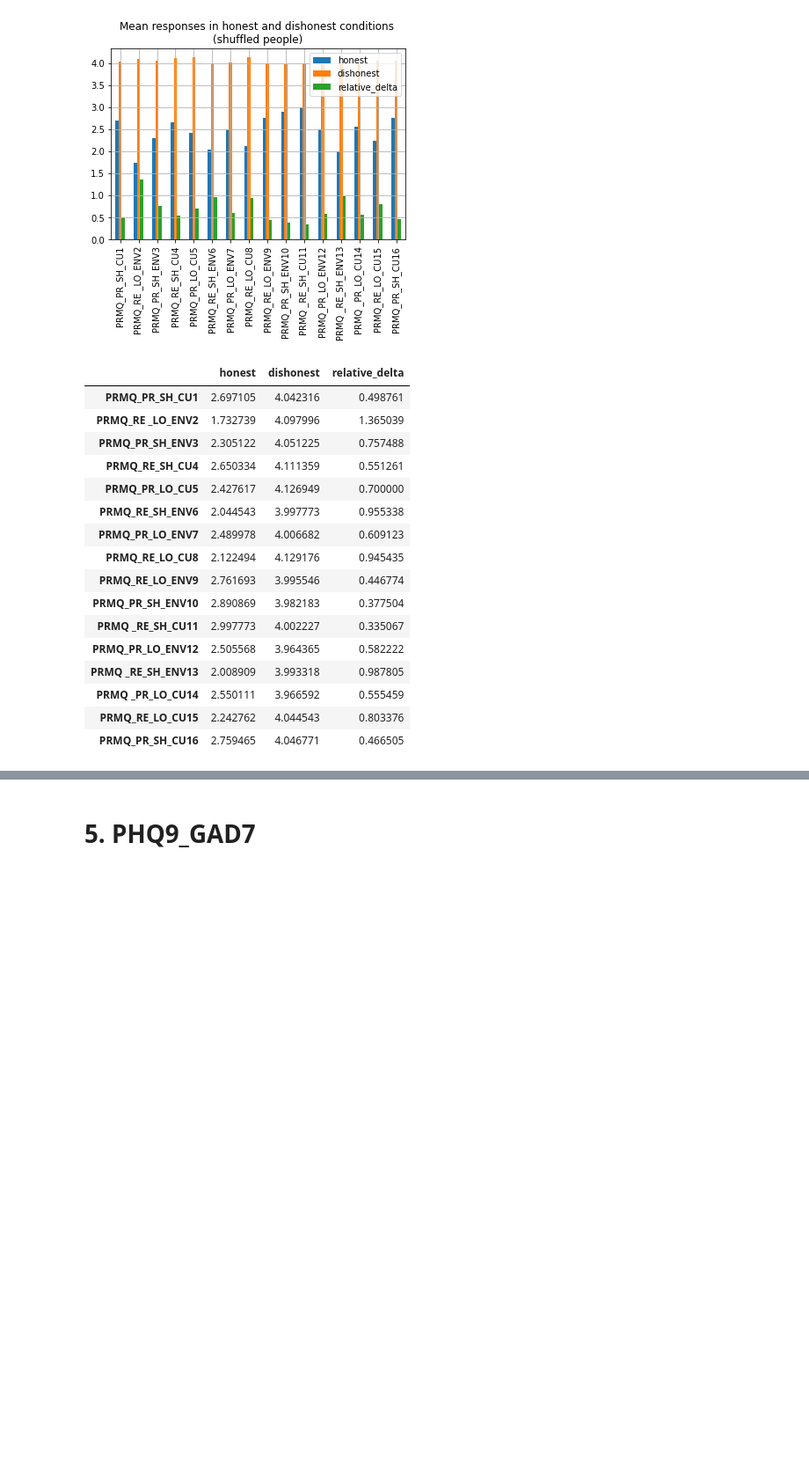
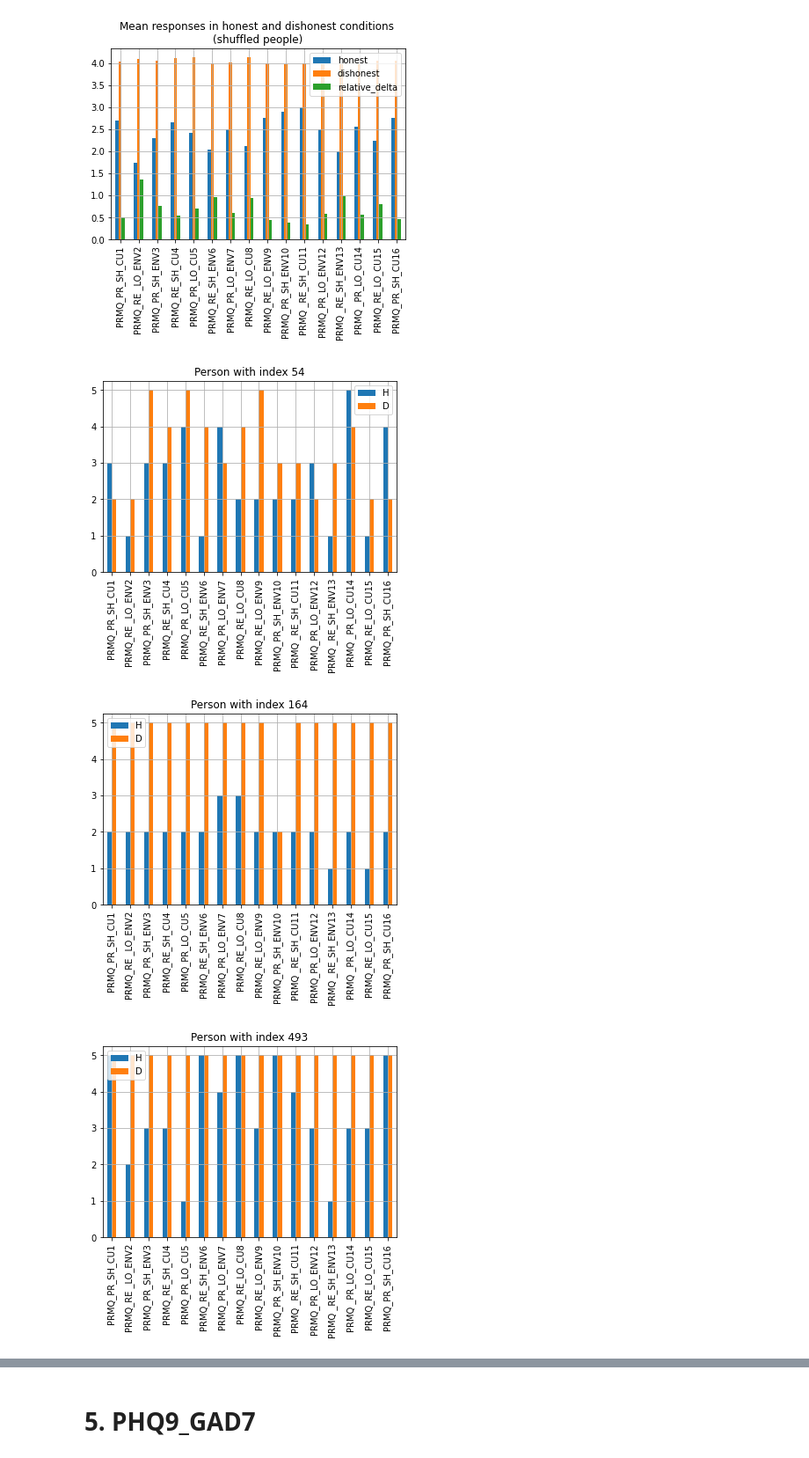
Before and after one commit to PashaIanko/Robust-Feature-Selection, a Jupyter notebook: main.ipynb, the cells around one changed output, grey strips where cells are left out. Shown at 88% size. Saved outputs shown, nothing was run; the diff lists cells and outputs as text; code cells hidden in the pictures; blank space fills up the shorter version.

```diff
--- a/main.ipynb
+++ b/main.ipynb
@@ -327,23 +449,12 @@ df_sample.head()
 mean_responses = plot_averaged_question_responses(df_train)
 # %% [output]
 [figure]
-# %%
-mean_responses
-# %% [output]
-|  | honest | dishonest | relative_delta |
-| PRMQ_PR_SH_CU1 | 2.697105 | 4.042316 | 0.498761 |
-| PRMQ_RE _LO_ENV2 | 1.732739 | 4.097996 | 1.365039 |
-| PRMQ_PR_SH_ENV3 | 2.305122 | 4.051225 | 0.757488 |
-| PRMQ_RE_SH_CU4 | 2.650334 | 4.111359 | 0.551261 |
-| PRMQ_PR_LO_CU5 | 2.427617 | 4.126949 | 0.700000 |
-| PRMQ_RE_SH_ENV6 | 2.044543 | 3.997773 | 0.955338 |
-| PRMQ_PR_LO_ENV7 | 2.489978 | 4.006682 | 0.609123 |
-| PRMQ_RE_LO_CU8 | 2.122494 | 4.129176 | 0.945435 |
-| PRMQ_RE_LO_ENV9 | 2.761693 | 3.995546 | 0.446774 |
-| PRMQ_PR_SH_ENV10 | 2.890869 | 3.982183 | 0.377504 |
-| PRMQ _RE_SH_CU11 | 2.997773 | 4.002227 | 0.335067 |
-| PRMQ_PR_LO_ENV12 | 2.505568 | 3.964365 | 0.582222 |
-| PRMQ _RE_SH_ENV13 | 2.008909 | 3.993318 | 0.987805 |
-| PRMQ _PR_LO_CU14 | 2.550111 | 3.966592 | 0.555459 |
-| PRMQ_RE_LO_CU15 | 2.242762 | 4.044543 | 0.803376 |
-| PRMQ_PR_SH_CU16 | 2.759465 | 4.046771 | 0.466505 |
+# %%
+plot_person_response(
+    df_sample,
+    df_indices_=np.unique(df_sample.index[:5])
+)
+# %% [output]
+[figure, added]
+[figure, added]
+[figure, added]
```
Also changed, not shown: parts of 6 cells of this notebook.
